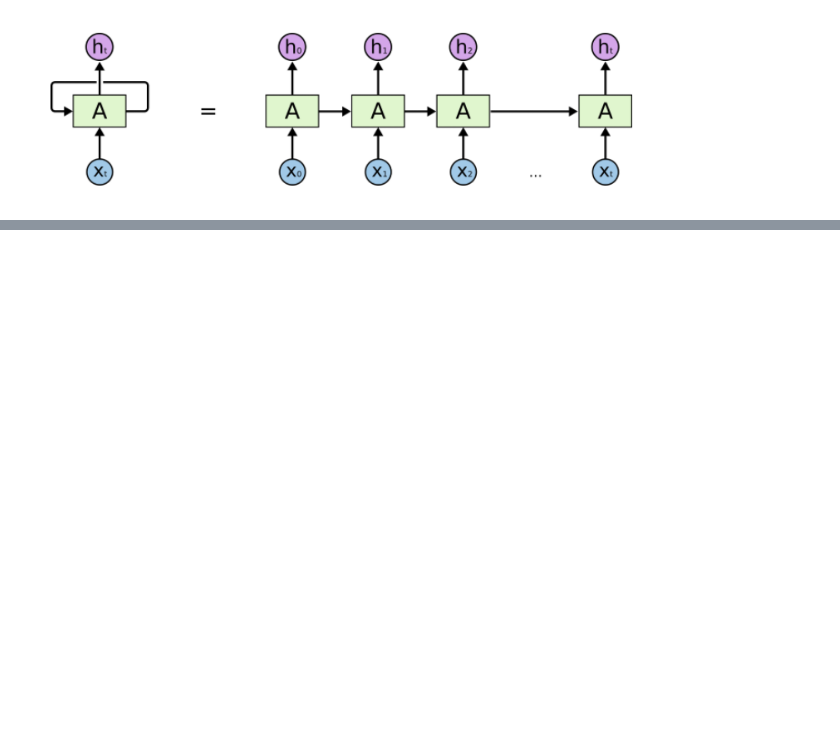
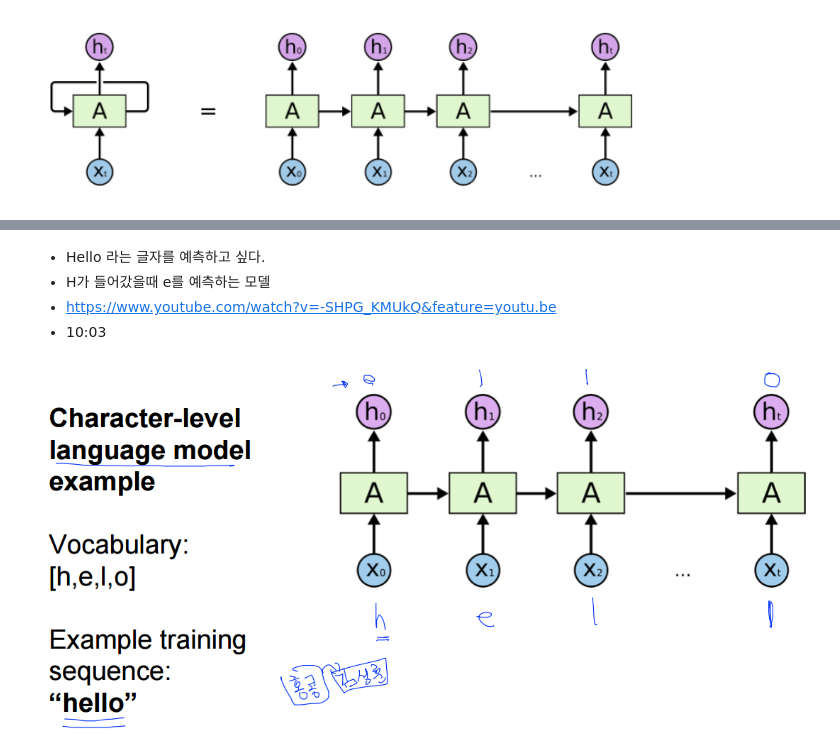
Before and after one commit to byungjun0689/DataScience, a Jupyter notebook: 9. Study wtih JJak/2. Deep Learning/0511_CNN_RNN/RNN.ipynb, the cells around one changed output, grey strips where cells are left out. Saved outputs shown, nothing was run; the diff lists cells and outputs as text; code cells hidden in the pictures; blank space fills up the shorter version.

```diff
--- a/9. Study wtih JJak/2. Deep Learning/0511_CNN_RNN/RNN.ipynb
+++ b/9. Study wtih JJak/2. Deep Learning/0511_CNN_RNN/RNN.ipynb
@@ -32,0 +52,9 @@ Image(filename="img/2.PNG", width=600)
+# %% [markdown]
+ - Hello 라는 글자를 예측하고 싶다.
+  - H가 들어갔을때 e를 예측하는 모델
+ - https://www.youtube.com/watch?v=-SHPG_KMUkQ&feature=youtu.be
+  - 10:03
+# %%
+Image(filename="img/RNN/4.PNG")
+# %% [output]
+[figure, added]
```
Also changed, not shown: parts of 10 cells of this notebook, 4 other files.
